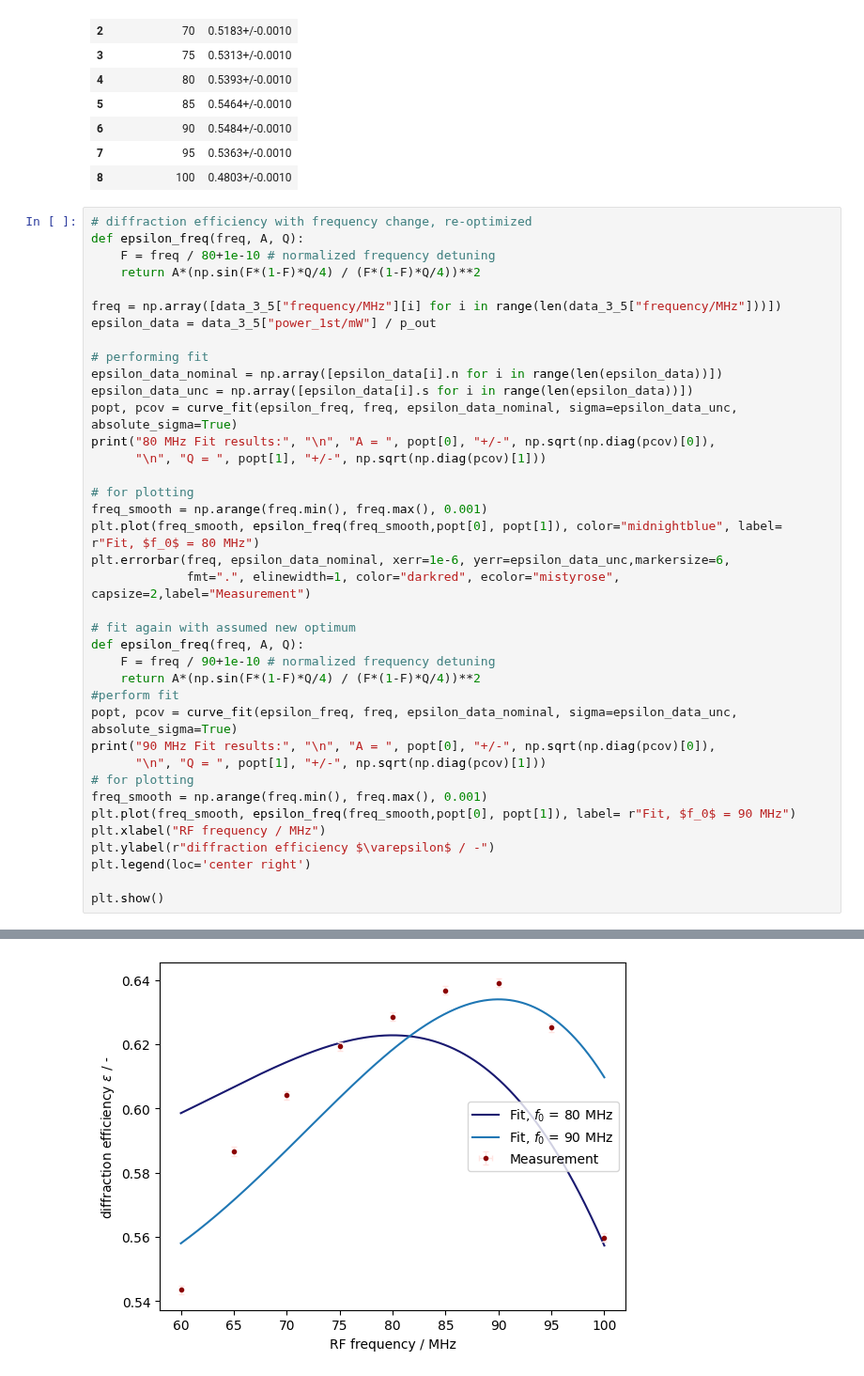
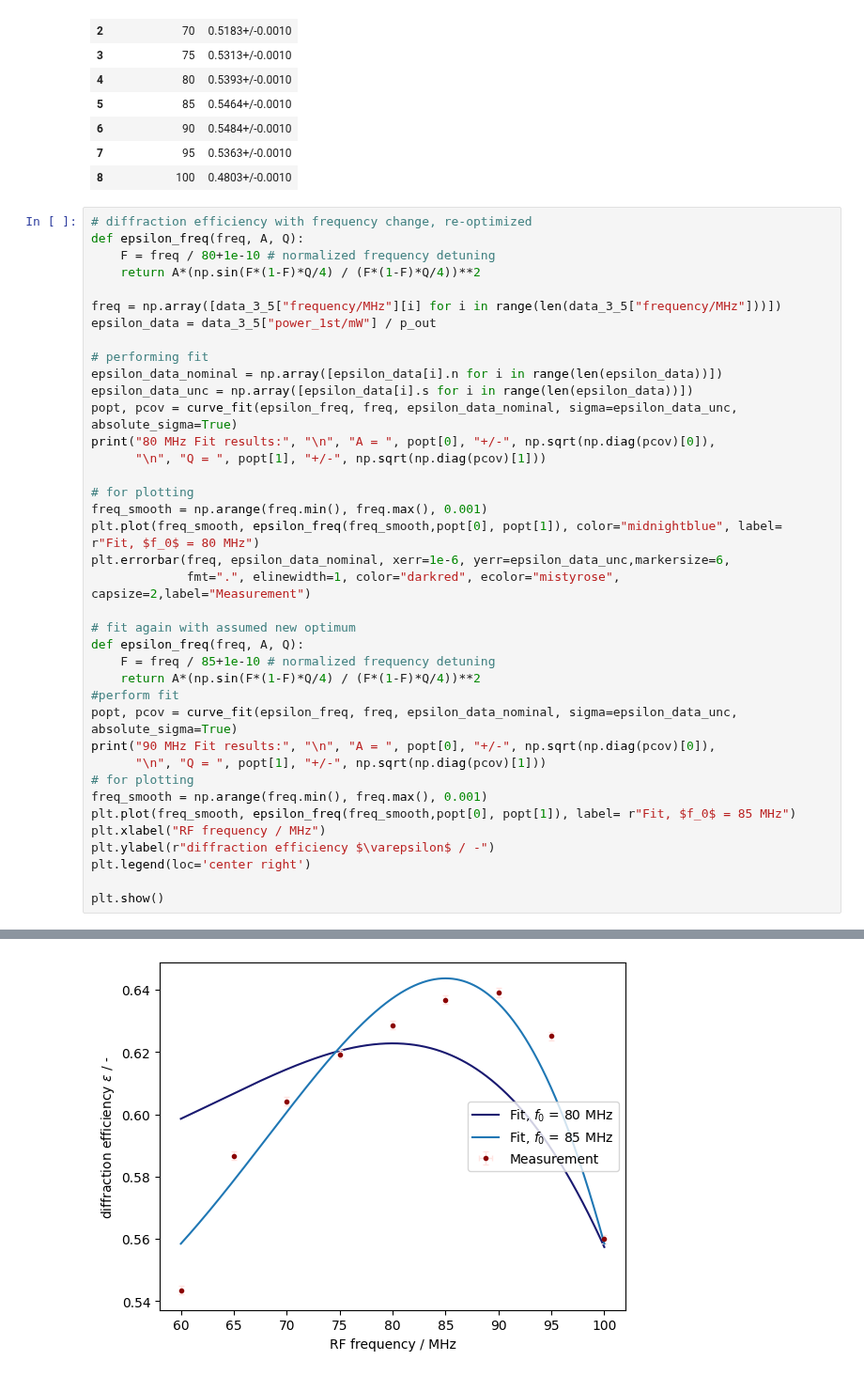
Before and after one commit to KemalOenen/advanced_labcourse, a Jupyter notebook: E101/analysis.ipynb, the cells around one changed output, grey strips where cells are left out. Shown at 94% size. Saved outputs shown, nothing was run; the diff lists cells and outputs as text.

```diff
--- a/E101/analysis.ipynb
+++ b/E101/analysis.ipynb
@@ -353,7 +353,7 @@ plt.errorbar(freq, epsilon_data_nominal, xerr=1e-6, yerr=epsilon_data_unc,marker
 
 # fit again with assumed new optimum
 def epsilon_freq(freq, A, Q):
-    F = freq / 90+1e-10 # normalized frequency detuning
+    F = freq / 85+1e-10 # normalized frequency detuning
     return A*(np.sin(F*(1-F)*Q/4) / (F*(1-F)*Q/4))**2
 #perform fit
 popt, pcov = curve_fit(epsilon_freq, freq, epsilon_data_nominal, sigma=epsilon_data_unc, absolute_sigma=True)
@@ -361,7 +361,7 @@ print("90 MHz Fit results:", "\n", "A = ", popt[0], "+/-", np.sqrt(np.diag(pcov)
       "\n", "Q = ", popt[1], "+/-", np.sqrt(np.diag(pcov)[1]))
 # for plotting
 freq_smooth = np.arange(freq.min(), freq.max(), 0.001)
-plt.plot(freq_smooth, epsilon_freq(freq_smooth,popt[0], popt[1]), label= r"Fit, $f_0$ = 90 MHz")
+plt.plot(freq_smooth, epsilon_freq(freq_smooth,popt[0], popt[1]), label= r"Fit, $f_0$ = 85 MHz")
 plt.xlabel("RF frequency / MHz")
 plt.ylabel(r"diffraction efficiency $\varepsilon$ / -")
 plt.legend(loc='center right')
@@ -377 +377 @@ plt.show()
-[figure, old version]
+[figure, new version]
```
Also changed, not shown: parts of 1 cell of this notebook.
